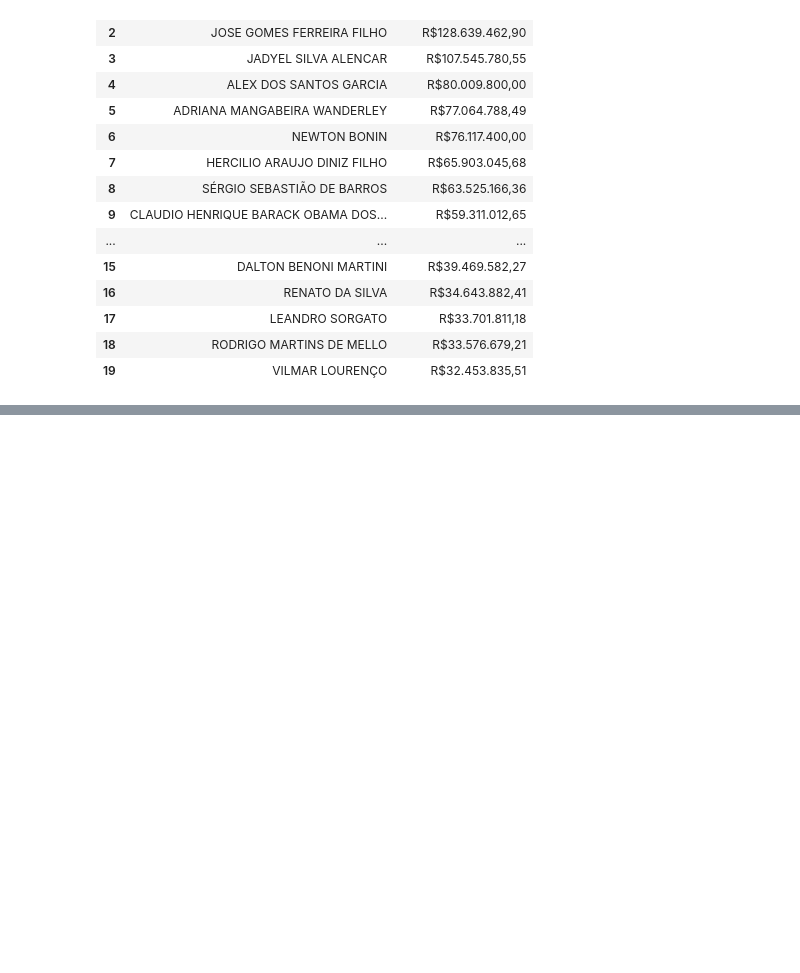
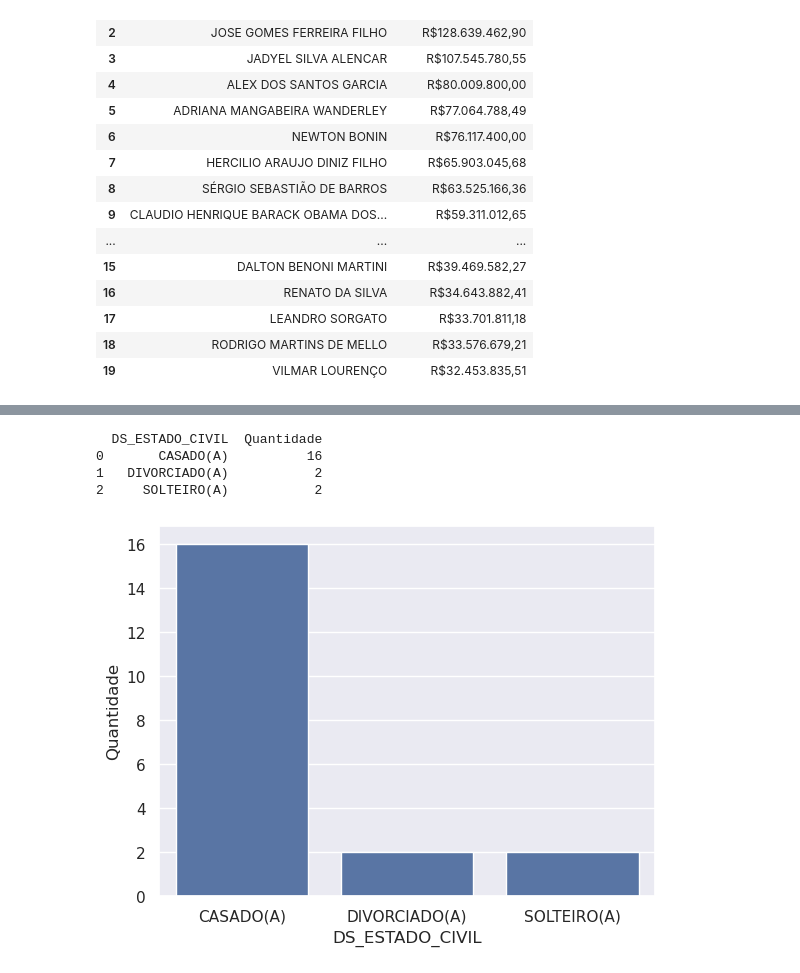
Before and after one commit to leandroclv/analise_manipulacao_dados_pandas_udemy, a Jupyter notebook: df_dados_TSE.ipynb, the cells around one changed output, grey strips where cells are left out. Saved outputs shown, nothing was run; the diff lists cells and outputs as text; code cells hidden in the pictures; blank space fills up the shorter version.

```diff
--- a/df_dados_TSE.ipynb
+++ b/df_dados_TSE.ipynb
@@ -652,0 +692,21 @@ cor_raca.rename(columns={0:'Quantidade'}, inplace=True)
+# %%
+geral_estado_civil = geral.groupby('DS_ESTADO_CIVIL').size().sort_values(ascending=False)
+geral_estado_civil = geral_estado_civil.reset_index()
+
+geral_estado_civil.rename(columns={0:'Quantidade'}, inplace=True)
+
+image = sns.barplot(data=geral_estado_civil, x='DS_ESTADO_CIVIL', y='Quantidade')
+imagem.set_xlabel('Cor Raça', fontsize=12);
+imagem.set_ylabel('Quantidade')
+imagem.set_title('Estado Civil', fontsize=25)
+imagem.figure.set_size_inches(15,5)
+
+print()
+print(geral_estado_civil)
+print()
+# %% [output]
+  DS_ESTADO_CIVIL  Quantidade
+0       CASADO(A)          16
+1   DIVORCIADO(A)           2
+2     SOLTEIRO(A)           2
+[figure, added]
```
Also changed, not shown: parts of 5 cells of this notebook.
